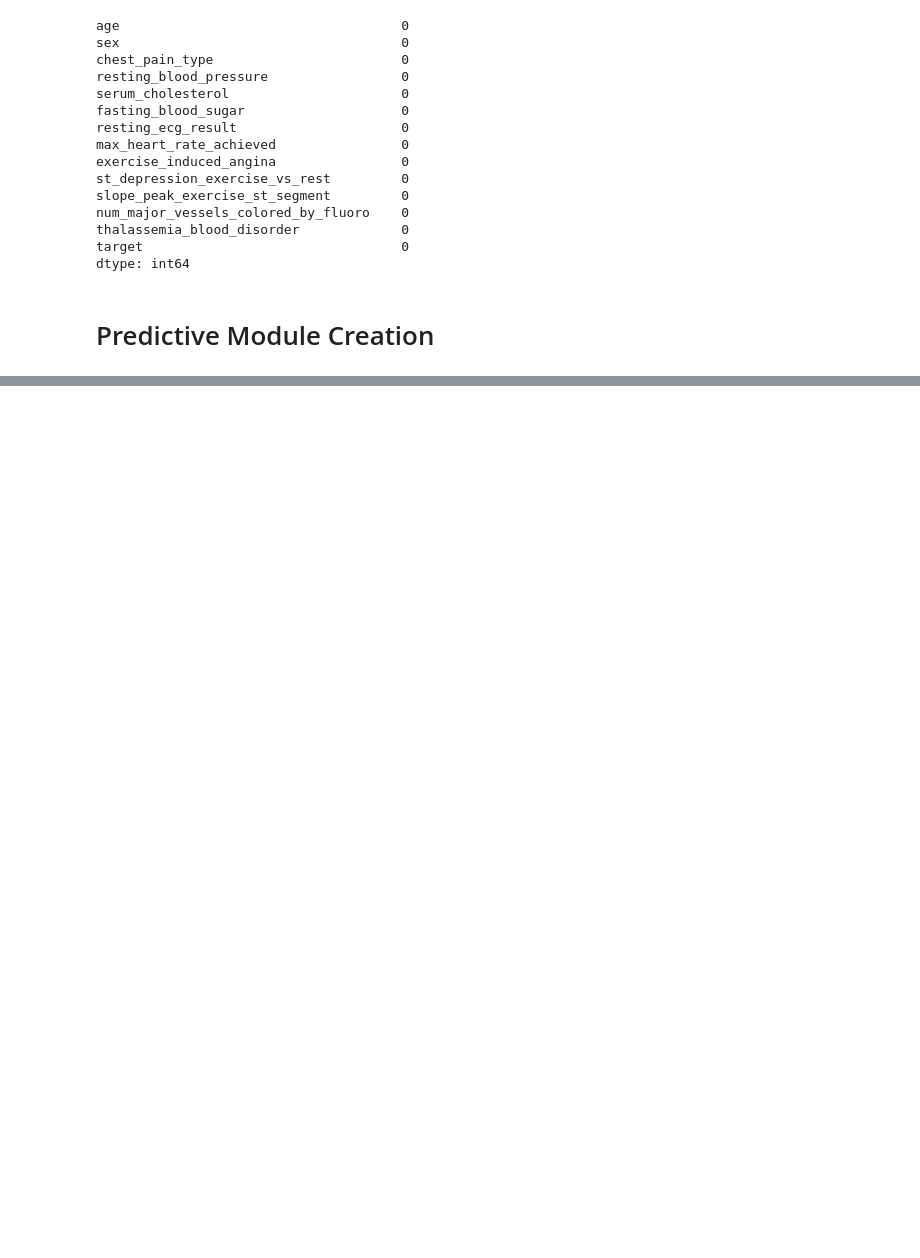
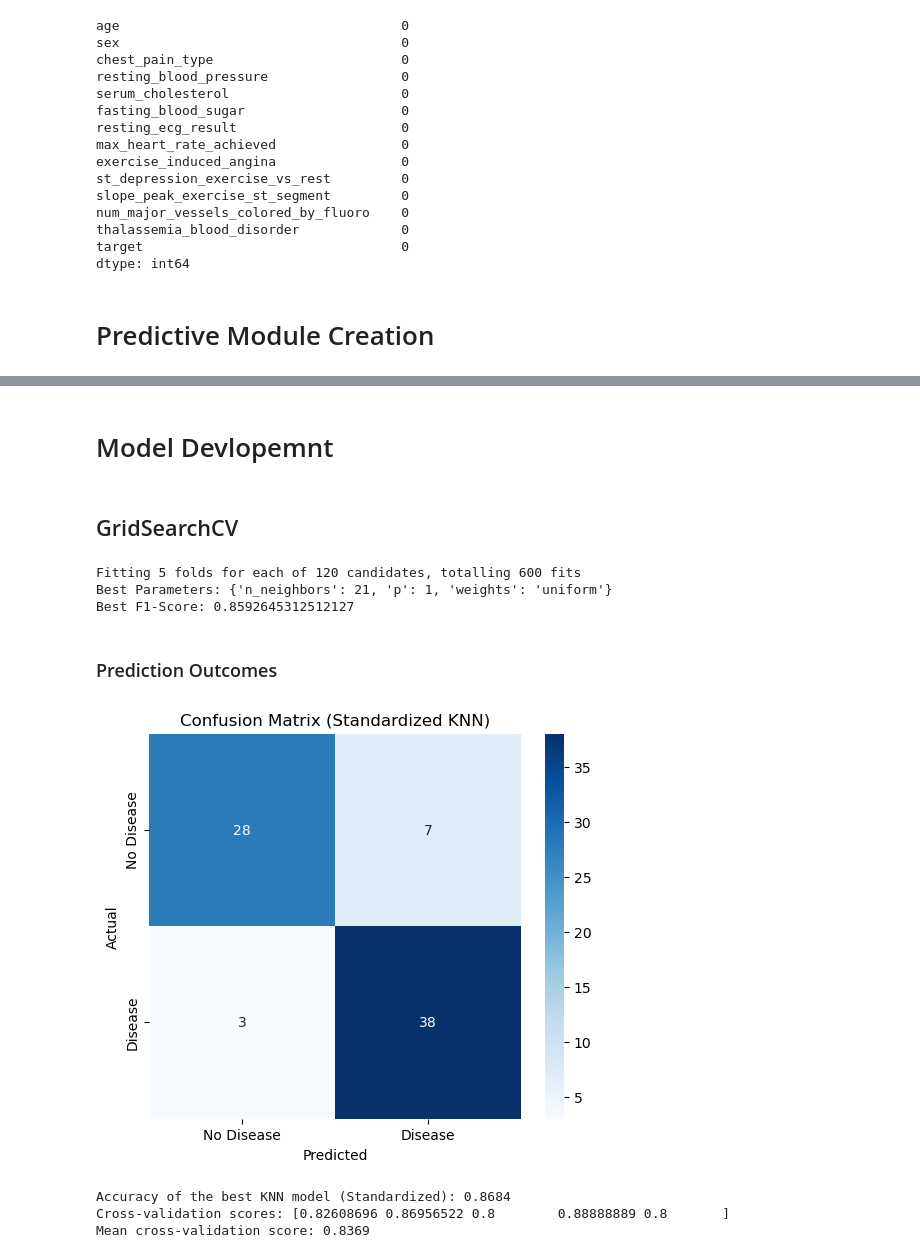
Before and after one commit to Haydnj94/ML-Project, a Jupyter notebook: Heart Disease ML Prediction.ipynb, the cells around one changed output, grey strips where cells are left out. Drawn from its saved outputs; the diff is of its cells as text; code cells hidden in the pictures; blank space fills up the shorter version.

```diff
--- a/Heart Disease ML Prediction.ipynb
+++ b/Heart Disease ML Prediction.ipynb
@@ -146,0 +157,75 @@ plt.show(), report_df
+# %% [markdown]
+# Model Devlopemnt
+# %% [markdown]
+## GridSearchCV
+# %%
+# Define KNN model
+knn = KNeighborsClassifier()
+
+# Set up the parameter grid to search
+param_grid = {
+    'n_neighbors': range(1, 31),            # Explore different neighbors (1-30)
+    'weights': ['uniform', 'distance'],     # Weighting methods
+    'p': [1, 2]                             # Distance metrics (1=Manhattan, 2=Euclidean)
+}
+
+# Initialize Grid Search with Cross-Validation (5-fold CV)
+grid_search = GridSearchCV(knn, param_grid, cv=5, scoring='f1', n_jobs=-1, verbose=1)
+
+# Fit Grid Search on the standardized training data
+grid_search.fit(X_train_std, y_train)
+
+# Display the best parameters and best score
+print("Best Parameters:", grid_search.best_params_)
+print("Best F1-Score:", grid_search.best_score_)
+
+# Extract the best hyperparameters
+best_params = grid_search.best_params_
+
+# Initialize the KNeighborsClassifier with the best parameters
+knn = KNeighborsClassifier(n_neighbors=best_params['n_neighbors'],
+                           p=best_params['p'],
+                           weights=best_params['weights'])
+
+# Train the KNN model on the standardized training data
+knn.fit(X_train_std, y_train)
+
+# Predict on the standardized test data
+y_pred = knn.predict(X_test_std)
+# %% [output]
+Fitting 5 folds for each of 120 candidates, totalling 600 fits
+Best Parameters: {'n_neighbors': 21, 'p': 1, 'weights': 'uniform'}
+Best F1-Score: 0.8592645312512127
+# %% [markdown]
+### Prediction Outcomes
+# %%
+# Calculate the confusion matrix
+cm = confusion_matrix(y_test, y_pred)
+
+# Plot the confusion matrix using seaborn heatmap
+plt.figure(figsize=(6, 5))
+sns.heatmap(cm, annot=True, fmt='d', cmap='Blues', xticklabels=['No Disease', 'Disease'], yticklabels=['No Disease', 'Disease'])
+
+# Add labels and title
+plt.xlabel('Predicted')
+plt.ylabel('Actual')
+plt.title('Confusion Matrix (Standardized KNN)')
+
+# Display the plot
+plt.show()
+
+# Evaluate the model accuracy on the standardized test set
+accuracy = knn.score(X_test_std, y_test)
+print(f"Accuracy of the best KNN model (Standardized): {accuracy:.4f}")
+
+# Perform 5-fold cross-validation on the standardized training data
+cv_scores = cross_val_score(knn, X_train_std, y_train, cv=5)
+
+# Output the cross-validation results
+print(f"Cross-validation scores: {cv_scores}")
+print(f"Mean cross-validation score: {cv_scores.mean():.4f}")
+# %% [output]
+[figure, added]
+Accuracy of the best KNN model (Standardized): 0.8684
+Cross-validation scores: [0.82608696 0.86956522 0.8        0.88888889 0.8       ]
+Mean cross-validation score: 0.8369
```
Also changed, not shown: parts of 30 cells of this notebook, 2 other files.
